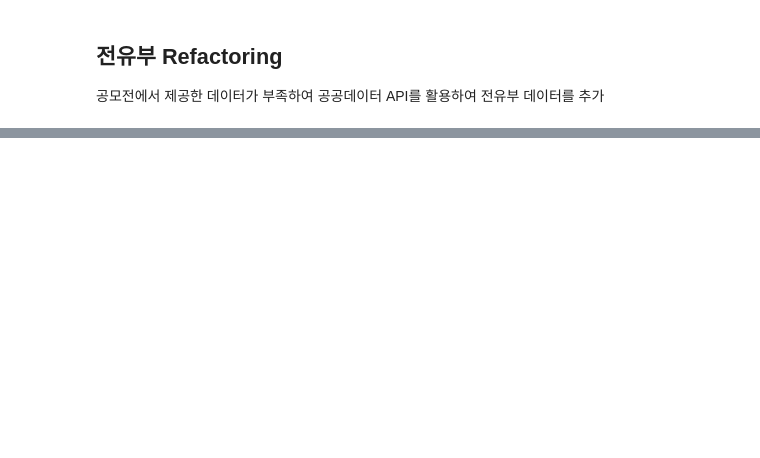
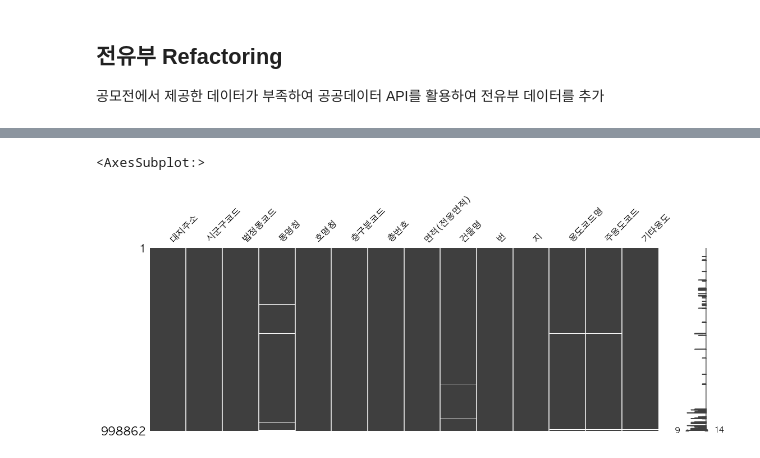
Before and after one commit to metterian/sejong-house-market-analyse, a Jupyter notebook: data_foundation.ipynb, the cells around one changed output, grey strips where cells are left out. Drawn from its saved outputs; the diff is of its cells as text; code cells hidden in the pictures; blank space fills up the shorter version.

Commit message:
add: missing data section

```diff
--- a/data_foundation.ipynb
+++ b/data_foundation.ipynb
@@ -83,12 +91,13 @@ b_info.to_csv('test.csv', encoding='utf-8-sig')
 공모전에서 제공한 데이터가 부족하여 공공데이터 API를 활용하여 전유부 데이터를 추가
 # %%
 # API를 통해 생생된 전유부 Data 가져오기
-b_unit = pd.read_csv('전유부.csv')
+b_unit = pd.read_csv('전유부.csv', dtype={
+    '건물명':object,
+    '시군구코드': object,
+    '법정동코드' : object,
+    '층번호': np.int64,
+    '번' : object,
+    '지' : object,
+    '층구분코드': object
+    }
+)
-# %%
-# Covert Data Types
-b_unit['시군구코드'] = b_unit['시군구코드'].astype(object)
-b_unit['법정동코드'] = b_unit['법정동코드'].astype(object)
-b_unit['층번호'] = b_unit['층번호'].astype(np.int64)
-b_unit['번'] = b_unit['번'].astype(object)
-b_unit['지'] = b_unit['지'].astype(object)
-b_unit['층구분코드'] = b_unit['층구분코드'].astype(object)
@@ -124,0 +150,7 @@ b_unit.head(10)
+# %%
+# 결측치 보기
+import missingno as msno
+msno.matrix(b_unit, figsize=(18,6))
+# %% [output]
+<AxesSubplot:>
+[figure, added]
```
Also changed, not shown: parts of 16 cells of this notebook.
